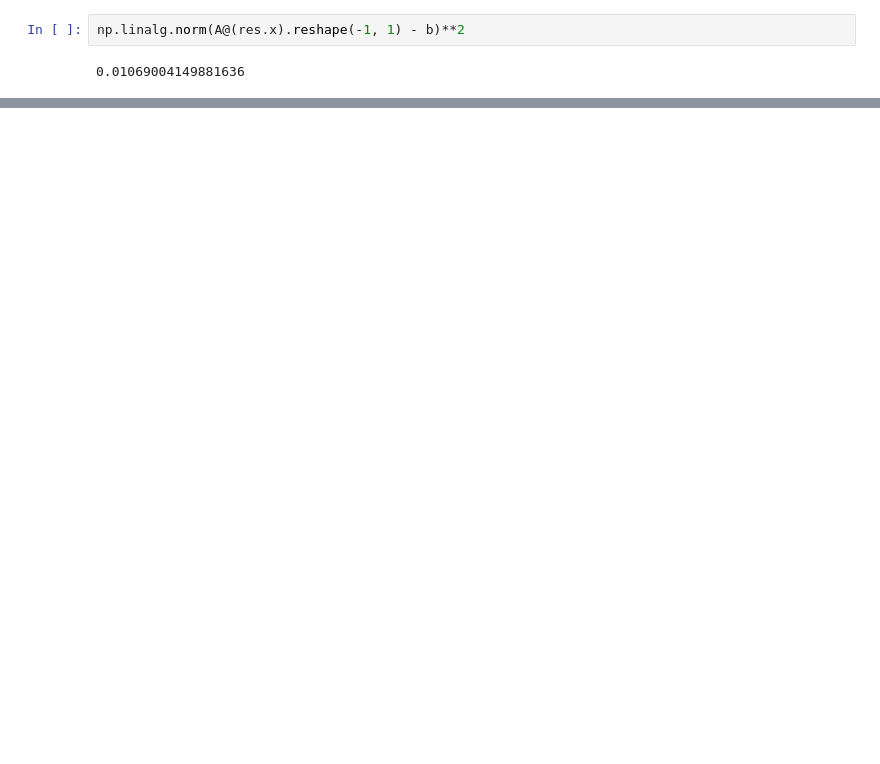
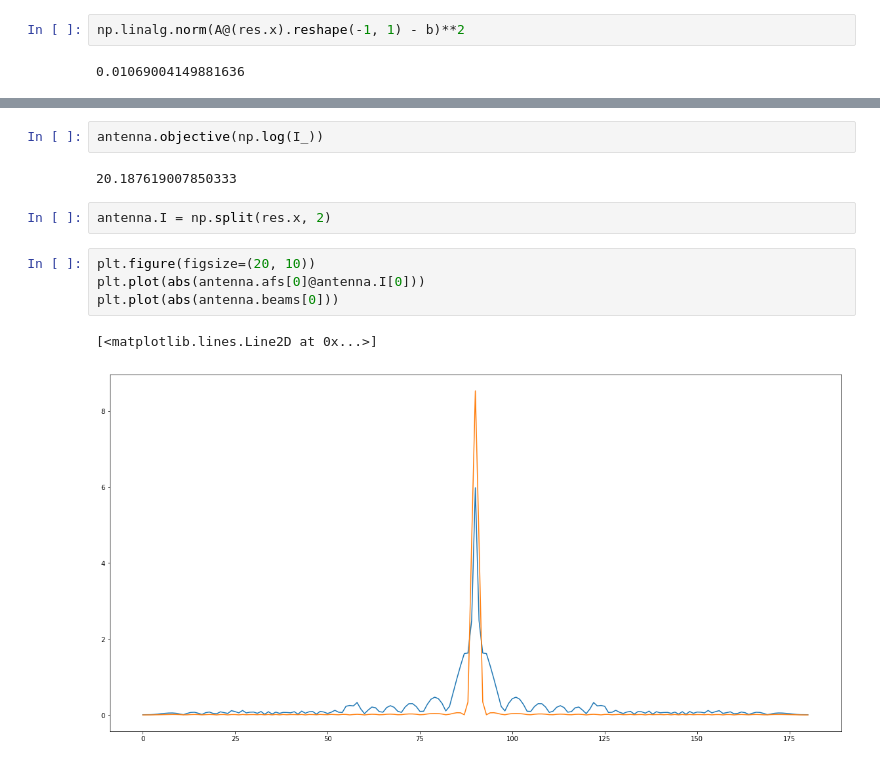
Before and after one commit to SIakovlev/Multifrequency-Antenna-Optimisation, a Jupyter notebook: notebooks/geometrical_structure.ipynb, the cells around one changed output, grey strips where cells are left out. Drawn from its saved outputs; the diff is of its cells as text; blank space fills up the shorter version.

```diff
--- a/notebooks/geometrical_structure.ipynb
+++ b/notebooks/geometrical_structure.ipynb
@@ -92,0 +139,13 @@ plt.plot(abs(x[0]), 'b')
+# %%
+antenna.objective(np.log(I_))
+# %% [output]
+20.187619007850333
+# %%
+antenna.I = np.split(res.x, 2)
+# %%
+plt.figure(figsize=(20, 10))
+plt.plot(abs(antenna.afs[0]@antenna.I[0]))
+plt.plot(abs(antenna.beams[0]))
+# %% [output]
+[<matplotlib.lines.Line2D at 0x...>]
+[figure, added]
```
Also changed, not shown: parts of 6 cells of this notebook.
